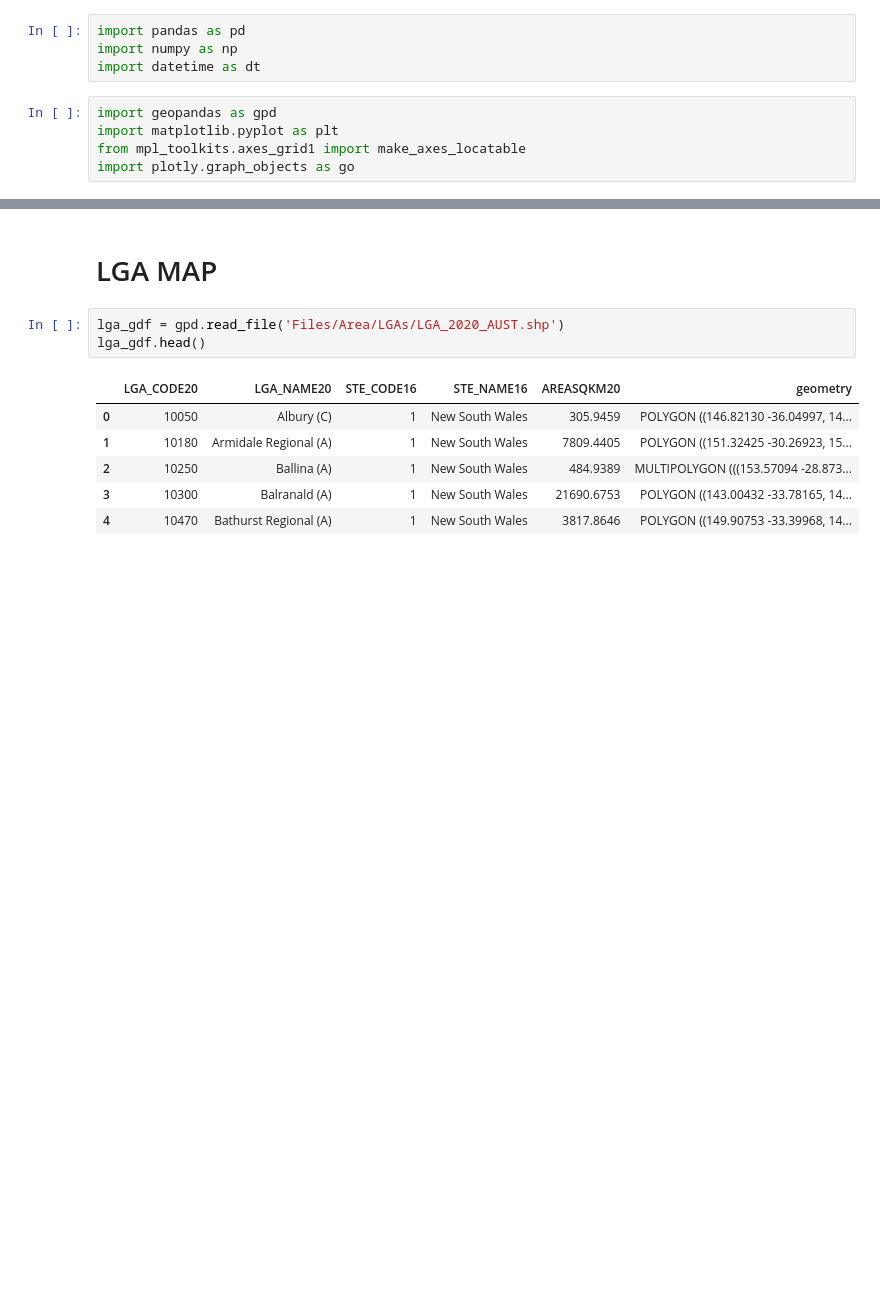
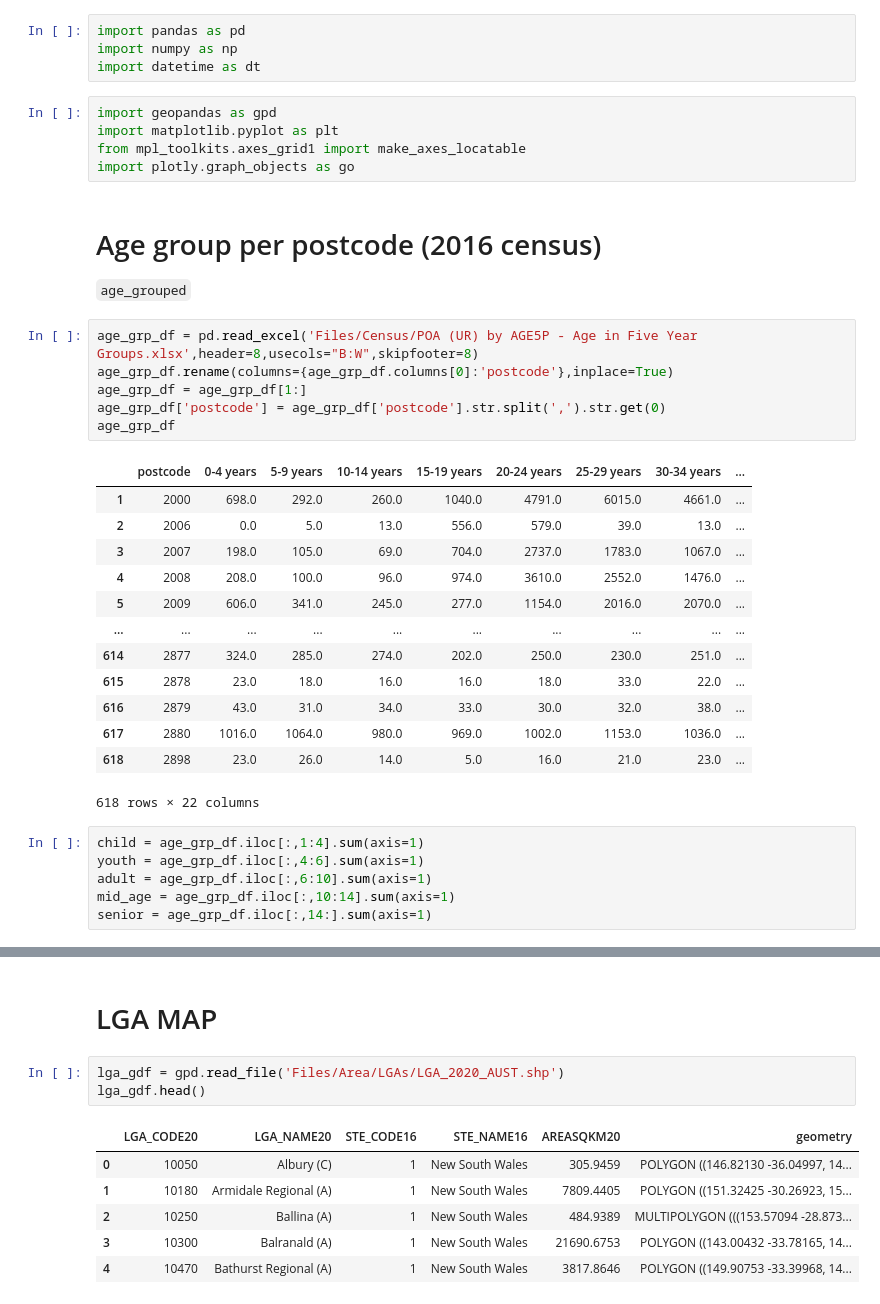
Before and after one commit to walthersy/NSW-house-price, a Jupyter notebook: Ken - Data Cleaning - Population and Construction.ipynb, the cells around one changed output, grey strips where cells are left out. Saved outputs shown, nothing was run; the diff lists cells and outputs as text; blank space fills up the shorter version.

Commit message:
add age group per postcode

```diff
--- a/Ken - Data Cleaning - Population and Construction.ipynb
+++ b/Ken - Data Cleaning - Population and Construction.ipynb
@@ -22,3 +28,32 @@ import geopandas as gpd
 import matplotlib.pyplot as plt
 from mpl_toolkits.axes_grid1 import make_axes_locatable
 import plotly.graph_objects as go
+# %% [markdown]
+# Age group per postcode (2016 census)
+`age_grouped`
+# %%
+age_grp_df = pd.read_excel('Files/Census/POA (UR) by AGE5P - Age in Five Year Groups.xlsx',header=8,usecols="B:W",skipfooter=8)
+age_grp_df.rename(columns={age_grp_df.columns[0]:'postcode'},inplace=True)
+age_grp_df = age_grp_df[1:]
+age_grp_df['postcode'] = age_grp_df['postcode'].str.split(',').str.get(0)
+age_grp_df
+# %% [output]
+|  | postcode | 0-4 years | 5-9 years | 10-14 years | 15-19 years | 20-24 years | 25-29 years | 30-34 years | ... |
+| 1 | 2000 | 698.0 | 292.0 | 260.0 | 1040.0 | 4791.0 | 6015.0 | 4661.0 | ... |
+| 2 | 2006 | 0.0 | 5.0 | 13.0 | 556.0 | 579.0 | 39.0 | 13.0 | ... |
+| 3 | 2007 | 198.0 | 105.0 | 69.0 | 704.0 | 2737.0 | 1783.0 | 1067.0 | ... |
+| 4 | 2008 | 208.0 | 100.0 | 96.0 | 974.0 | 3610.0 | 2552.0 | 1476.0 | ... |
+| 5 | 2009 | 606.0 | 341.0 | 245.0 | 277.0 | 1154.0 | 2016.0 | 2070.0 | ... |
+| ... | ... | ... | ... | ... | ... | ... | ... | ... | ... |
+| 614 | 2877 | 324.0 | 285.0 | 274.0 | 202.0 | 250.0 | 230.0 | 251.0 | ... |
+| 615 | 2878 | 23.0 | 18.0 | 16.0 | 16.0 | 18.0 | 33.0 | 22.0 | ... |
+| 616 | 2879 | 43.0 | 31.0 | 34.0 | 33.0 | 30.0 | 32.0 | 38.0 | ... |
+| 617 | 2880 | 1016.0 | 1064.0 | 980.0 | 969.0 | 1002.0 | 1153.0 | 1036.0 | ... |
+| 618 | 2898 | 23.0 | 26.0 | 14.0 | 5.0 | 16.0 | 21.0 | 23.0 | ... |
+618 rows × 22 columns
+# %%
+child = age_grp_df.iloc[:,1:4].sum(axis=1)
+youth = age_grp_df.iloc[:,4:6].sum(axis=1)
+adult = age_grp_df.iloc[:,6:10].sum(axis=1)
+mid_age = age_grp_df.iloc[:,10:14].sum(axis=1)
+senior = age_grp_df.iloc[:,14:].sum(axis=1)
```
Also changed, not shown: parts of 4 cells of this notebook.
